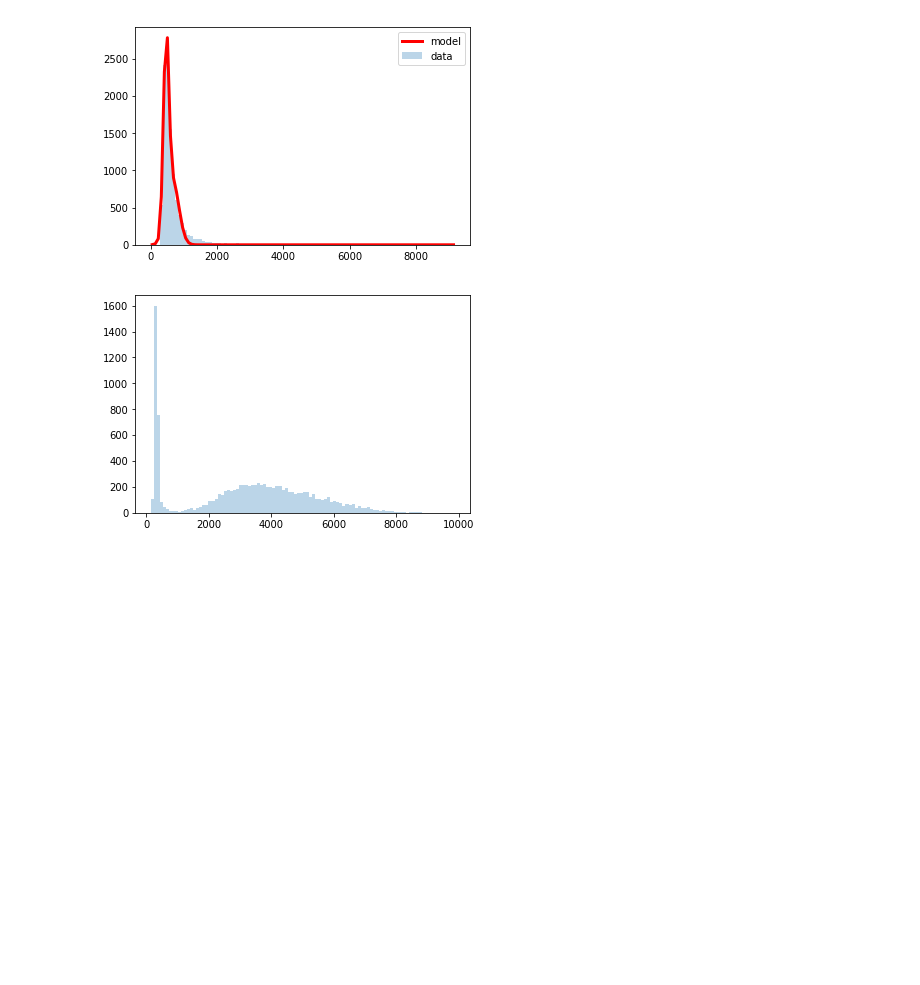
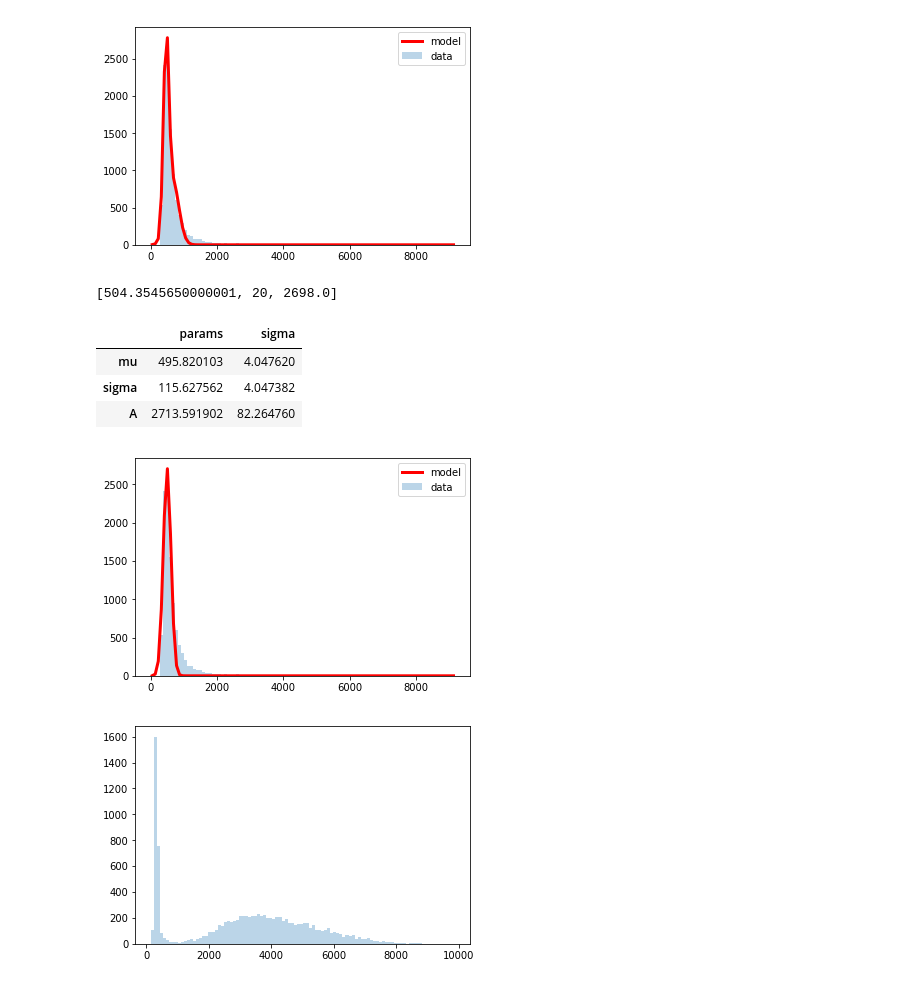
Before and after one commit to christopher-gong/optometry, a Jupyter notebook: jupyter/Untitled1.ipynb, the cells around one changed output. Cells and saved outputs as stored; diff of their text form; code cells hidden in the pictures; blank space fills up the shorter version.

Commit message:
added gaussian and gauss graph

```diff
--- a/jupyter/Untitled1.ipynb
+++ b/jupyter/Untitled1.ipynb
@@ -13,6 +13,21 @@ def gauss(x,mu,sigma,A):
 
 def bimodal(x,mu1,sigma1,A1,mu2,sigma2,A2):
     return gauss(x,mu1,sigma1,A1)+gauss(x,mu2,sigma2,A2)
+
+def gaussGraph(col, table, expected=None):
+    nparr = np.asarray(table[col].tolist())
+    y,x,_=hist(nparr,100,alpha=.3,label='data')
+    x=(x[1:]+x[:-1])/2
+    if expected is None:
+        expected = getGaussExpected(nparr, x, y)
+    print(expected)
+    params,cov=curve_fit(gauss,x,y,expected)
+    sigma=sqrt(diag(cov))
+    plot(x,gauss(x,*params),color='red',lw=3,label='model')
+    legend()
+    return pd.DataFrame(data={'params':params,'sigma':sigma},index=gauss.__code__.co_varnames[1:])
+
+
 def bimodalGraph(col, table, expected=None): #change bins?
     '''Bimodal Graph for histogram of col from table with 100 bins.
     Based upon: https://stackoverflow.com/questions/35990467/fit-two-gaussians-to-a-histogram-from-one-set-of-data-python
@@ -30,6 +45,12 @@ def bimodalGraph(col, table, expected=None): #change bins?
     plot(x,bimodal(x,*params),color='red',lw=3,label='model')
     legend()
     return pd.DataFrame(data={'params':params,'sigma':sigma},index=bimodal.__code__.co_varnames[1:])
+
+def getGaussExpected(nparr, x, y):
+    maxloc = np.argmax(y)
+    maxlocx = x[maxloc]
+    ymax = np.max(y)
+    return [maxlocx,20,ymax]
 
 def getBimodalExpected(nparr, x, y):
     '''Get's an exected bimodal tuple from the data to be passed into scipy's curve fit fn.
@@ -105,6 +126,15 @@ Expected values:
 | sigma2 | 182.769247 | 14.676873 |
 | A2 | 847.011129 | 58.618608 |
 [figure]
+# %%
+gaussGraph("SCGN", roi_df)
+# %% [output]
+[504.3545650000001, 20, 2698.0]
+|  | params | sigma |
+| mu | 495.820103 | 4.047620 |
+| sigma | 115.627562 | 4.047382 |
+| A | 2713.591902 | 82.264760 |
+[figure, added]
 # %%
     nparr = np.asarray(roi_df['DAPI'].tolist())
     y,x,_=hist(nparr,100,alpha=.3,label='data')
```
